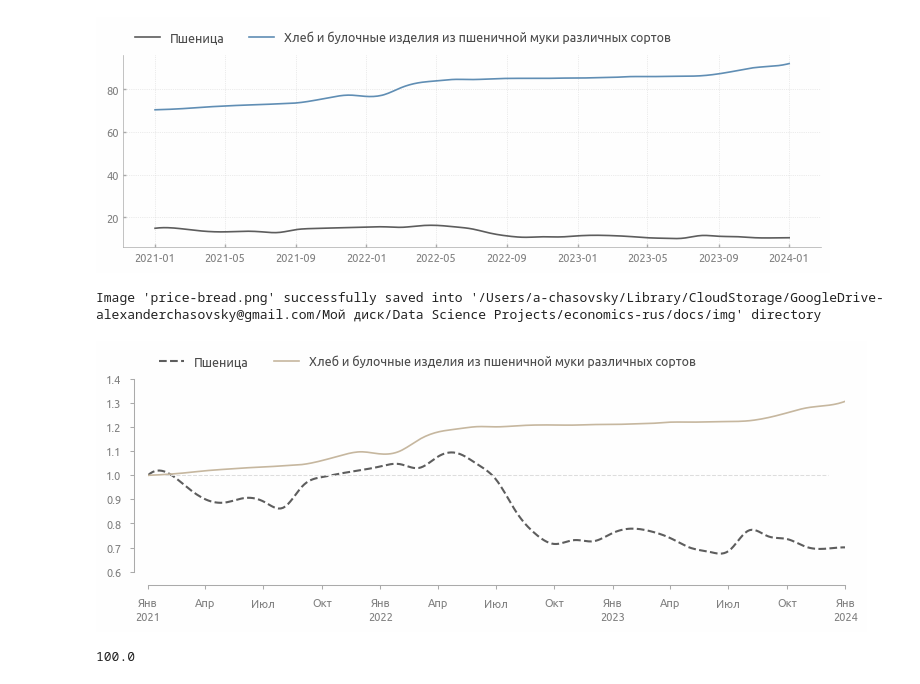
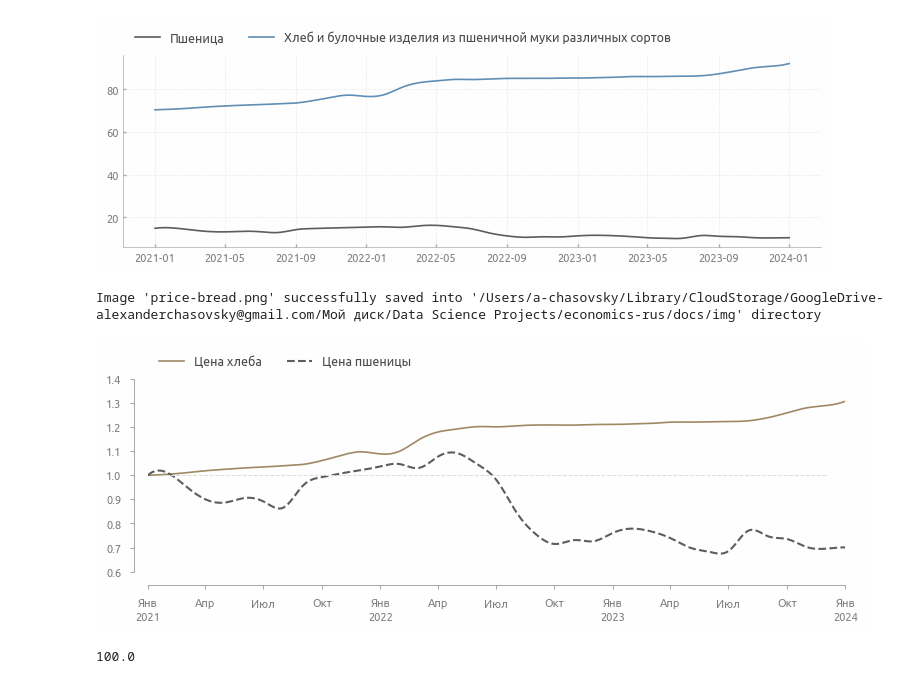
Before and after one commit to a-chasovsky/economics-rus, a Jupyter notebook: notebooks/visualization/consumer-prices-2021-2023.ipynb, the cells around one changed output. Drawn from its saved outputs; the diff is of its cells as text; code cells hidden in the pictures.

```diff
--- a/notebooks/visualization/consumer-prices-2021-2023.ipynb
+++ b/notebooks/visualization/consumer-prices-2021-2023.ipynb
@@ -250,32 +250,32 @@ plt.legend(**legend_inline, ncols=2)
 # %%
 fig = plt.figure()
 plt.plot(
-    smoothed(normalized_by_first(wheat), datetime_index=True),
-    lw=1.5, ls='--', color=palette[0], label='Пшеница')
-plt.plot(
     smoothed(normalized_by_first(bread), datetime_index=True),
     color=alpha_color(palette[6], 1),
-    label='Хлеб и булочные изделия из пшеничной муки различных сортов'
+    label='Цена хлеба'
 )
+plt.plot(
+    smoothed(normalized_by_first(wheat), datetime_index=True),
+    lw=1.5, ls='--', color=palette[0], label='Цена пшеницы')
 plt.axhline(
     1, 0.025, 0.975, lw=0.75, ls='--', color=palette[-1], alpha=1, zorder=10
 )
 plt.legend(**legend_inline, ncols=2)
 plt.xlim(plt.gca().get_xticks()[0], plt.gca().get_xticks()[-1])
 # plt.title('Нормализованная цена хлеба', **title_inline)
 
 axis_rstyle(offset_bottom=10, offset_left=10)
 axis_date_transform(
     formatter=matplotlib.dates.DateFormatter('%b'),
     locator=matplotlib.dates.MonthLocator([1,4,7,10]))
 axis_dates_capitalize()
 axis_add_date_xaxis(offset=25)
 axis_dates_translate_months()
 
 savefig('price-bread', dir=save_plot_dir, dpi=100)
 # %% [output]
 Image 'price-bread.png' successfully saved into '/Users/a-chasovsky/Library/CloudStorage/GoogleDrive-alexanderchasovsky@gmail.com/Мой диск/Data Science Projects/economics-rus/docs/img' directory
-[figure, old version]
+[figure, new version]
 # %%
 set_location()
 # %%
```
Also changed, not shown: parts of 8 cells of this notebook, 9 other files.
